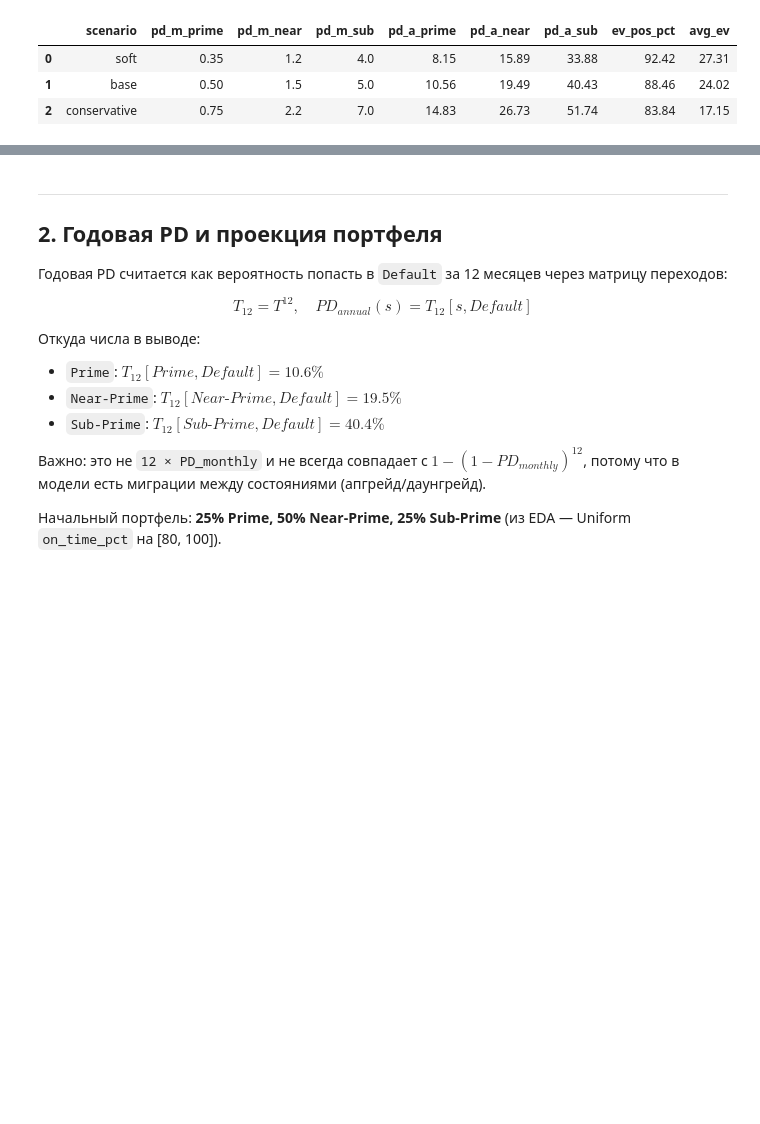
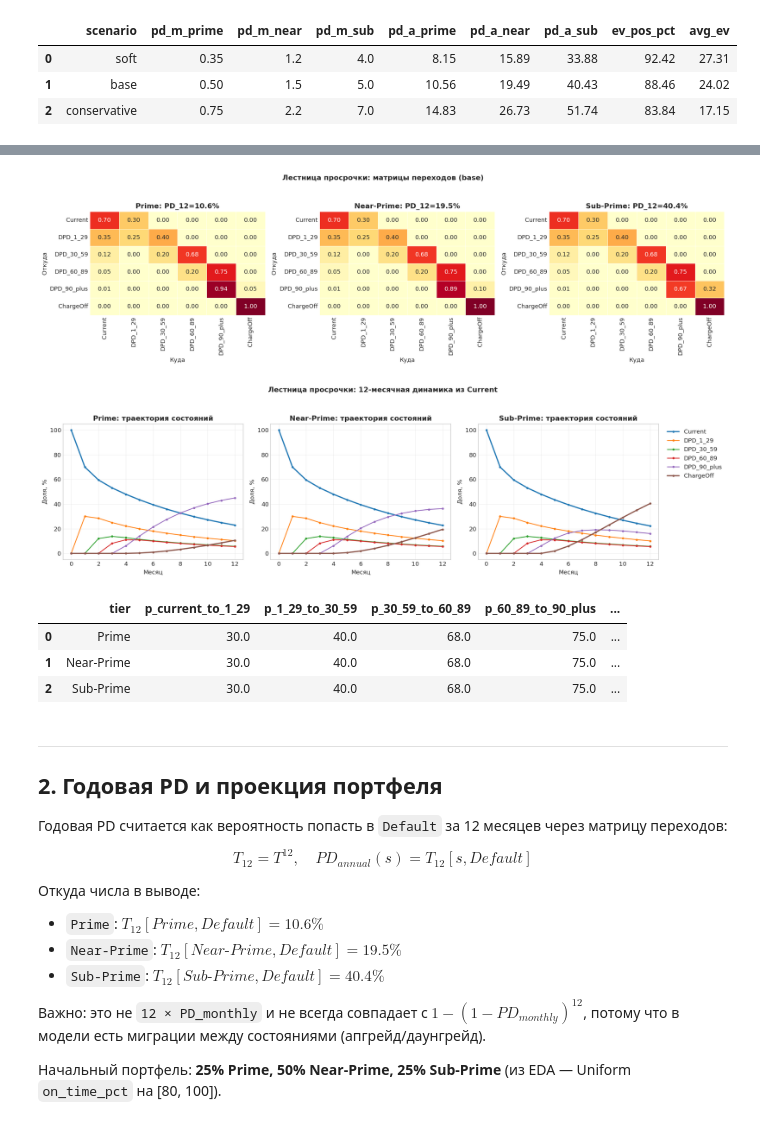
Before and after one commit to AleksTurov/loan_limit_increases, a Jupyter notebook: notebooks/02_Markov_ru.ipynb, the cells around one changed output, grey strips where cells are left out. Saved outputs shown, nothing was run; the diff lists cells and outputs as text; code cells hidden in the pictures; blank space fills up the shorter version.

```diff
--- a/notebooks/02_Markov_ru.ipynb
+++ b/notebooks/02_Markov_ru.ipynb
@@ -129,3 +143,64 @@ display(scn.round(2))
+# %%
+import seaborn as sns
+
+base_ladder = {tier: get_ladder_matrix('base', tier) for tier in ['Prime', 'Near-Prime', 'Sub-Prime']}
+
+fig, axes = plt.subplots(1, 3, figsize=(18, 4.8))
+for ax, tier in zip(axes, ['Prime', 'Near-Prime', 'Sub-Prime']):
+    sns.heatmap(base_ladder[tier], annot=True, fmt='.2f', cmap='YlOrRd',
+                xticklabels=LADDER_STATES, yticklabels=LADDER_STATES,
+                cbar=False, linewidths=0.4, ax=ax, vmin=0, vmax=1)
+    pd12 = ladder_annual_pd(base_ladder[tier])
+    ax.set_title(f'{tier}: PD_12={pd12:.1%}', fontweight='bold')
+    ax.set_xlabel('Куда')
+    ax.set_ylabel('Откуда')
+
+plt.suptitle('Лестница просрочки: матрицы переходов (base)', y=1.05, fontweight='bold')
+plt.tight_layout()
+plt.show()
+
+# Проекция при старте из Current
+fig, axes = plt.subplots(1, 3, figsize=(18, 4.8))
+for ax, tier in zip(axes, ['Prime', 'Near-Prime', 'Sub-Prime']):
+    traj_l = project_ladder(base_ladder[tier], steps=12)
+    for i, st in enumerate(LADDER_STATES):
+        lw = 2.2 if st in ['Current', 'ChargeOff'] else 1.5
+        ax.plot(range(13), traj_l[:, i] * 100, marker='o', ms=3, lw=lw, label=st)
+    ax.set_title(f'{tier}: траектория состояний', fontweight='bold')
+    ax.set_xlabel('Месяц')
+    ax.set_ylabel('Доля, %')
+    ax.grid(alpha=0.3)
+
+axes[-1].legend(loc='upper left', bbox_to_anchor=(1.02, 1.0))
+plt.suptitle('Лестница просрочки: 12-месячная динамика из Current', y=1.05, fontweight='bold')
+plt.tight_layout()
+plt.show()
+
+rows_l = []
+for tier in ['Prime', 'Near-Prime', 'Sub-Prime']:
+    Tl = base_ladder[tier]
+    rows_l.append({
+        'tier': tier,
+        'p_current_to_1_29': Tl[0, 1],
+        'p_1_29_to_30_59': Tl[1, 2],
+        'p_30_59_to_60_89': Tl[2, 3],
+        'p_60_89_to_90_plus': Tl[3, 4],
+        'p_90_plus_to_chargeoff': Tl[4, 5],
+        'pd_annual_ladder': ladder_annual_pd(Tl),
+    })
+
+ladder_tbl = pd.DataFrame(rows_l)
+for c in [x for x in ladder_tbl.columns if x != 'tier']:
+    ladder_tbl[c] = ladder_tbl[c] * 100
+
+display(ladder_tbl.round(2))
+# %% [output]
+[figure, added]
+[figure, added]
+|  | tier | p_current_to_1_29 | p_1_29_to_30_59 | p_30_59_to_60_89 | p_60_89_to_90_plus | ... |
+| 0 | Prime | 30.0 | 40.0 | 68.0 | 75.0 | ... |
+| 1 | Near-Prime | 30.0 | 40.0 | 68.0 | 75.0 | ... |
+| 2 | Sub-Prime | 30.0 | 40.0 | 68.0 | 75.0 | ... |
 # %% [markdown]
 ---
 ## 2. Годовая PD и проекция портфеля
```
Also changed, not shown: parts of 2 cells of this notebook, 18 other files.
